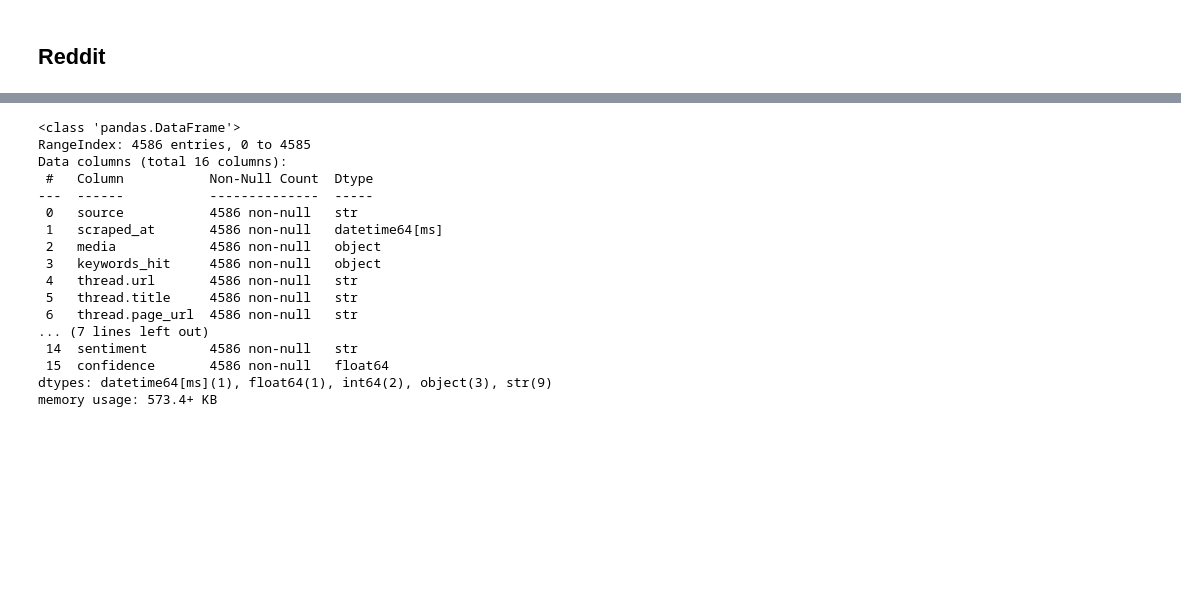
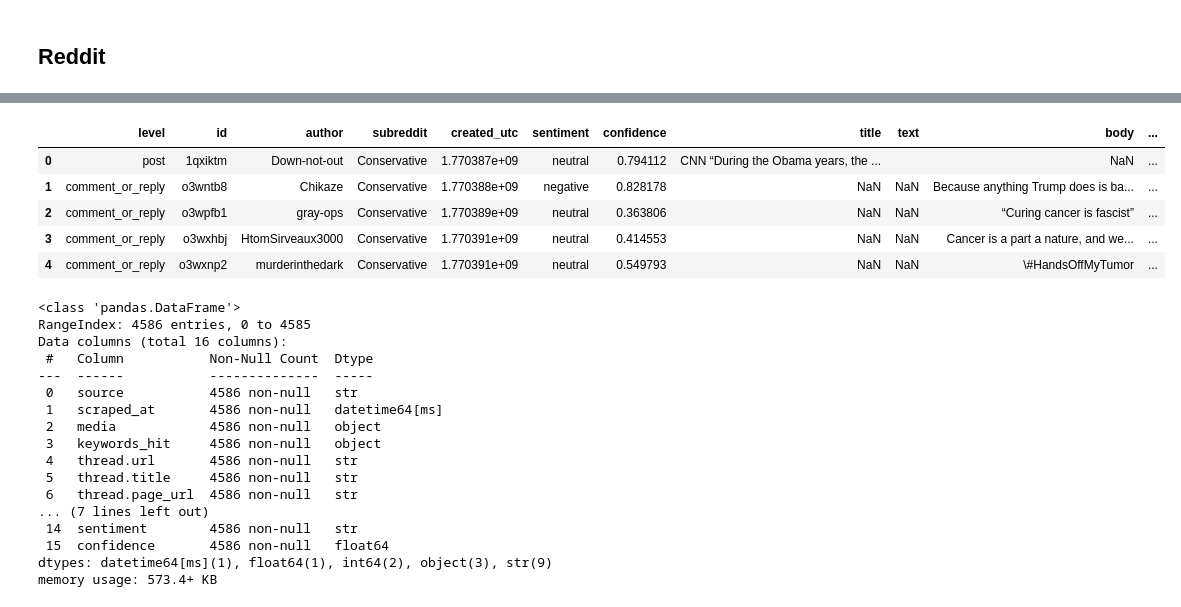
Before and after one commit to ManzerX/radical, a Jupyter notebook: analyse_fase-kenmerken_onderzoek/Sentiment/sentiment-analyse.ipynb, the cells around one changed output, grey strips where cells are left out. Cells and saved outputs as stored; diff of their text form; code cells hidden in the pictures; blank space fills up the shorter version.

```diff
--- a/analyse_fase-kenmerken_onderzoek/Sentiment/sentiment-analyse.ipynb
+++ b/analyse_fase-kenmerken_onderzoek/Sentiment/sentiment-analyse.ipynb
@@ -181,3 +261,12 @@ df4['sentiment'].value_counts()
+# %%
+df4_c.head()
+# %% [output]
+|  | level | id | author | subreddit | created_utc | sentiment | confidence | title | text | body | ... |
+| 0 | post | 1qxiktm | Down-not-out | Conservative | 1.770387e+09 | neutral | 0.794112 | CNN “During the Obama years, the ... |  | NaN | ... |
+| 1 | comment_or_reply | o3wntb8 | Chikaze | Conservative | 1.770388e+09 | negative | 0.828178 | NaN | NaN | Because anything Trump does is ba... | ... |
+| 2 | comment_or_reply | o3wpfb1 | gray-ops | Conservative | 1.770389e+09 | neutral | 0.363806 | NaN | NaN | “Curing cancer is fascist” | ... |
+| 3 | comment_or_reply | o3wxhbj | HtomSirveaux3000 | Conservative | 1.770391e+09 | neutral | 0.414553 | NaN | NaN | Cancer is a part a nature, and we... | ... |
+| 4 | comment_or_reply | o3wxnp2 | murderinthedark | Conservative | 1.770391e+09 | neutral | 0.549793 | NaN | NaN | \#HandsOffMyTumor | ... |
 # %%
 df.info()
 # %% [output]
```
Also changed, not shown: parts of 10 cells of this notebook.
